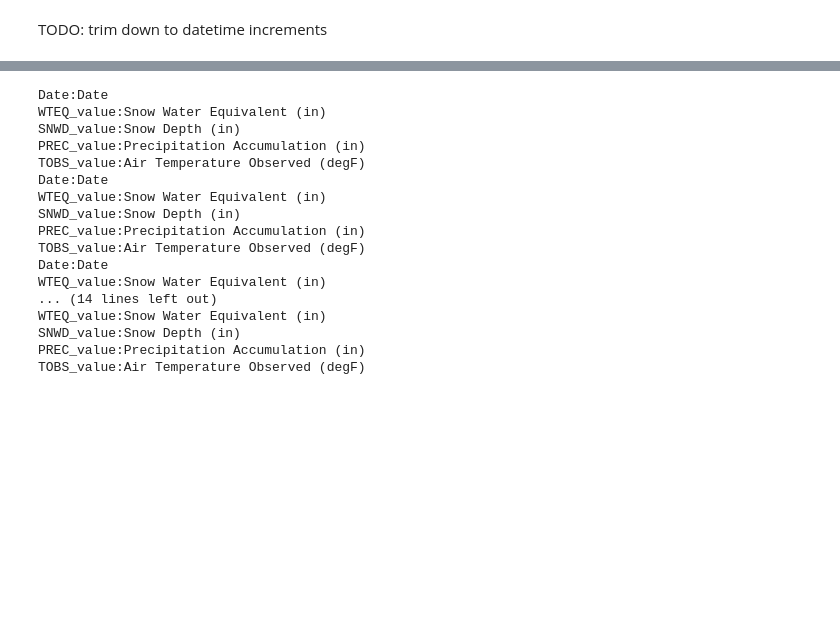
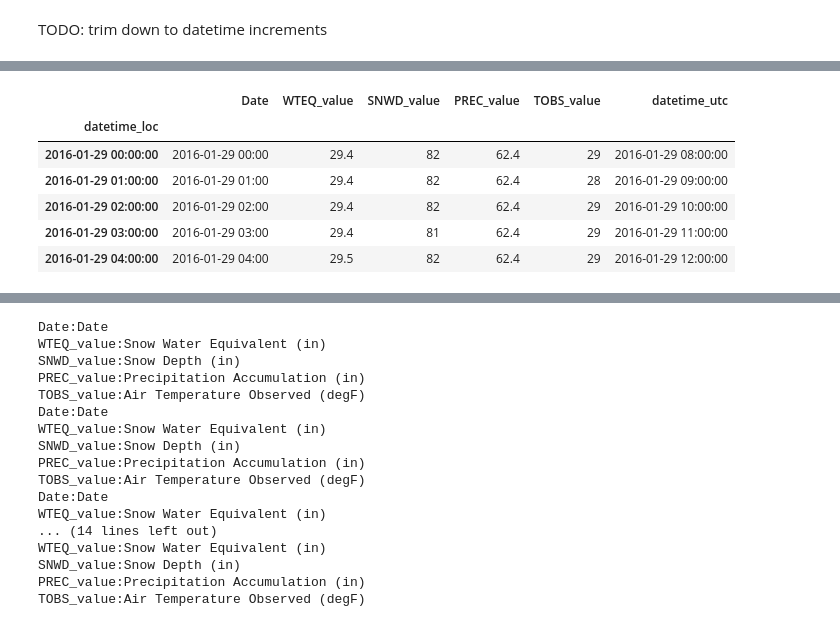
Before and after one commit to baldwint/snotelier, a Jupyter notebook: usda.ipynb, the cells around one changed output, grey strips where cells are left out. Drawn from its saved outputs; the diff is of its cells as text; code cells hidden in the pictures; blank space fills up the shorter version.

```diff
--- a/usda.ipynb
+++ b/usda.ipynb
@@ -87,0 +101,12 @@ range_min,range_max = pd.datetime(2014,12,31), pd.datetime(2015,1,31)
+# %%
+tdy = pd.to_datetime('today')
+df_recent = get_usda_hourly(651, tdy - pd.Timedelta('7 days'), tdy, 'OR')
+df_recent.head()
+# %% [output]
+|  | Date | WTEQ_value | SNWD_value | PREC_value | TOBS_value | datetime_utc |
+| datetime_loc |  |  |  |  |  |  |
+| 2016-01-29 00:00:00 | 2016-01-29 00:00 | 29.4 | 82 | 62.4 | 29 | 2016-01-29 08:00:00 |
+| 2016-01-29 01:00:00 | 2016-01-29 01:00 | 29.4 | 82 | 62.4 | 28 | 2016-01-29 09:00:00 |
+| 2016-01-29 02:00:00 | 2016-01-29 02:00 | 29.4 | 82 | 62.4 | 29 | 2016-01-29 10:00:00 |
+| 2016-01-29 03:00:00 | 2016-01-29 03:00 | 29.4 | 81 | 62.4 | 29 | 2016-01-29 11:00:00 |
+| 2016-01-29 04:00:00 | 2016-01-29 04:00 | 29.5 | 82 | 62.4 | 29 | 2016-01-29 12:00:00 |
```
Also changed, not shown: parts of 13 cells of this notebook, 4 other files.
